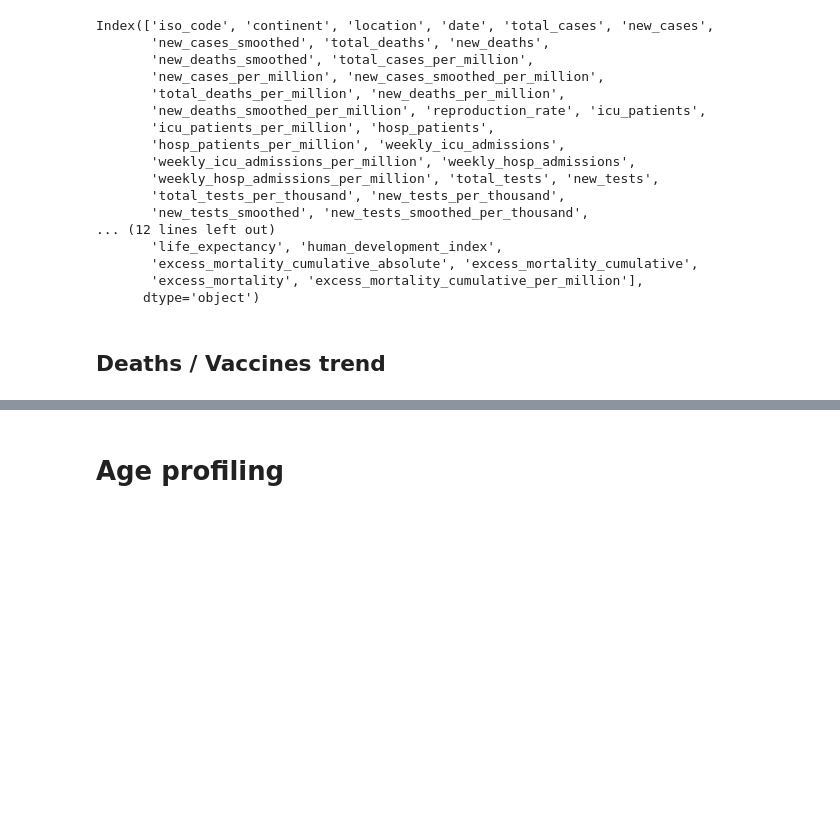
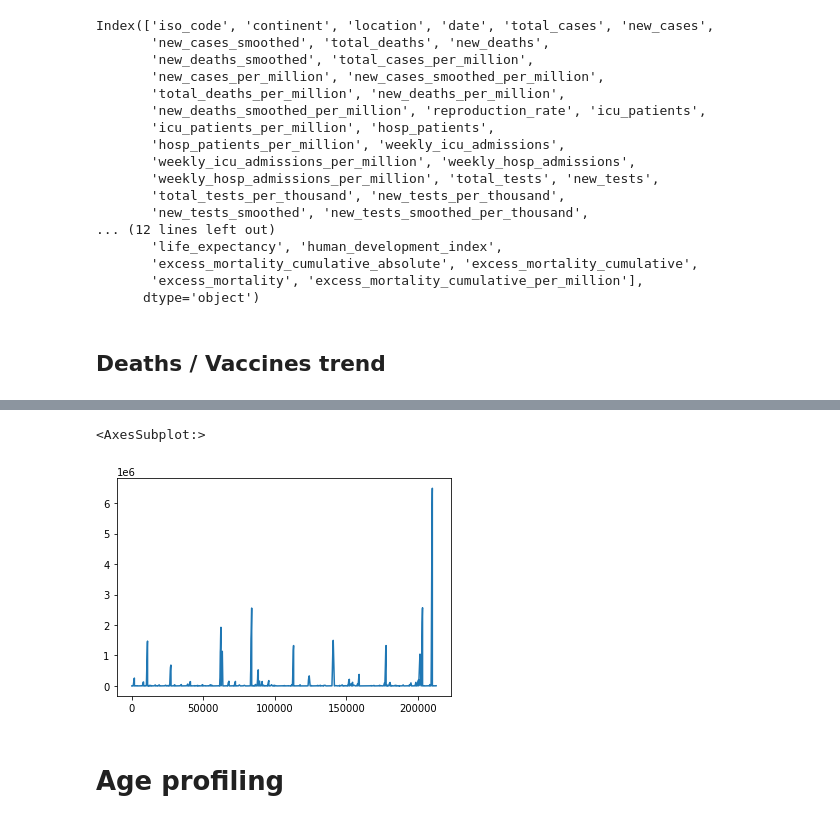
Before and after one commit to quillaur/apprendre_python, a Jupyter notebook: data_science/data_visualisation/covid/covid_analysis.ipynb, the cells around one changed output, grey strips where cells are left out. Cells and saved outputs as stored; diff of their text form; code cells hidden in the pictures; blank space fills up the shorter version.

```diff
--- a/data_science/data_visualisation/covid/covid_analysis.ipynb
+++ b/data_science/data_visualisation/covid/covid_analysis.ipynb
@@ -72,3 +70,8 @@ TypeError: 'NoneType' object is not iterable
+# %%
+sub_df.total_deaths.plot()
+# %% [output]
+<AxesSubplot:>
+[figure, added]
 # %% [markdown]
 # Age profiling
 # %%
```
Also changed, not shown: parts of 6 cells of this notebook.
